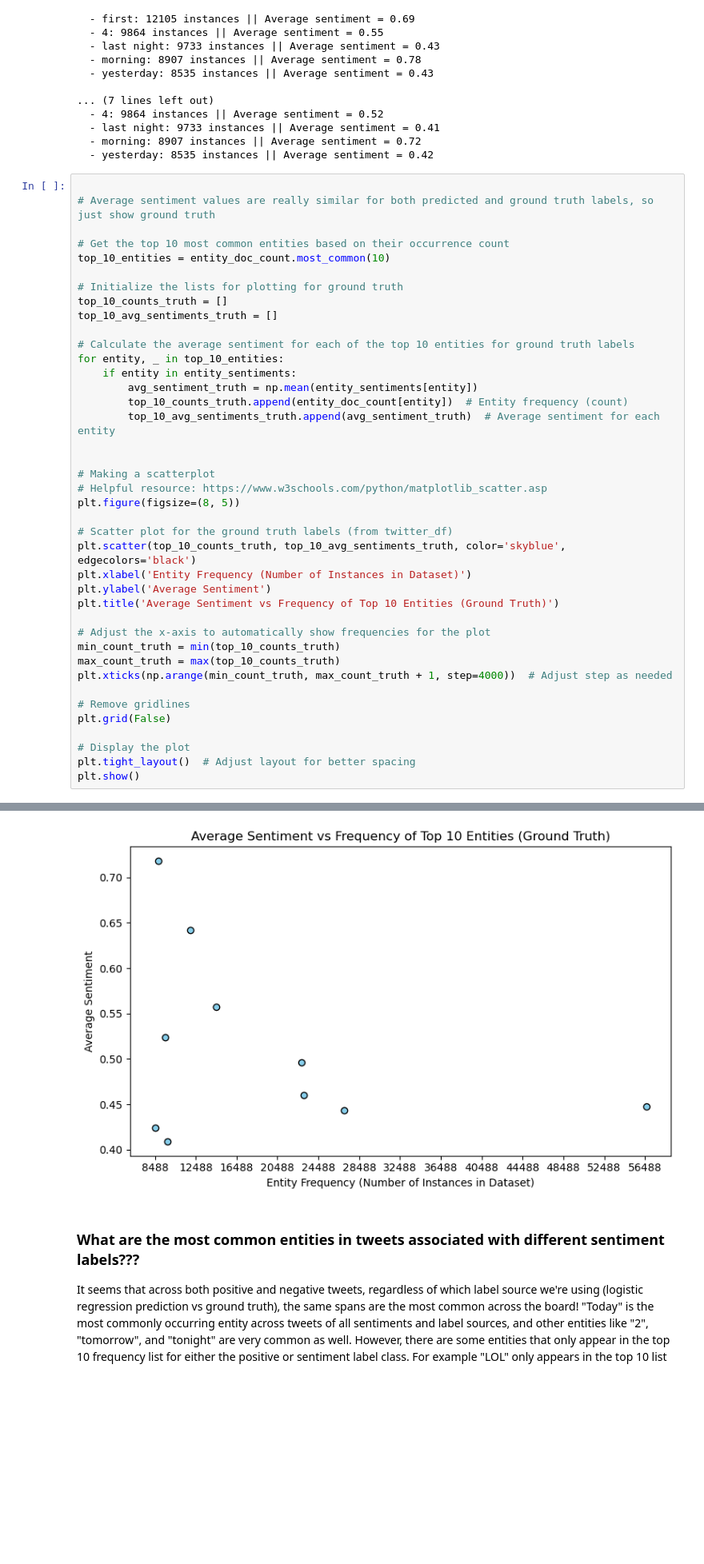
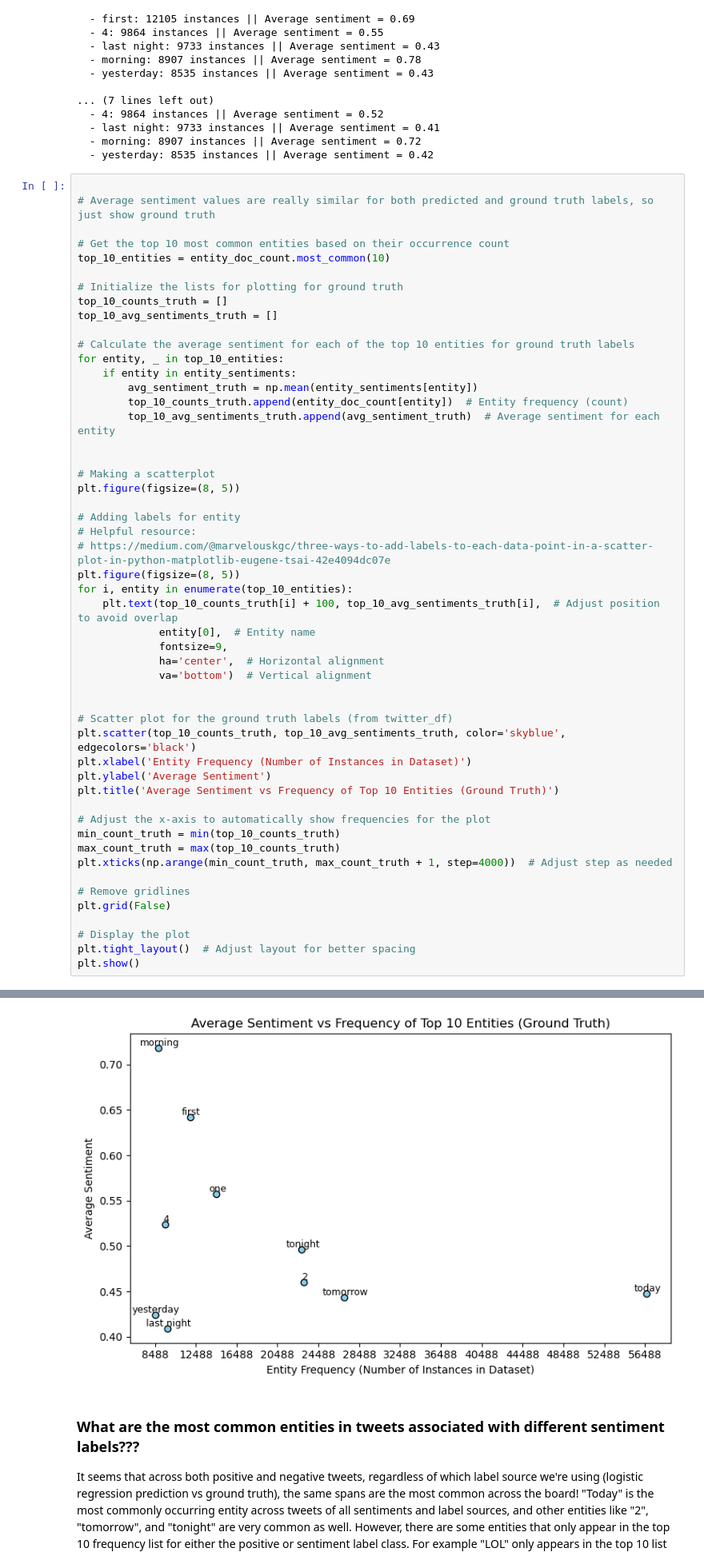
Before and after one commit to ZachG88/INFO498_Twitter_Sentiment, a Jupyter notebook: 498_Final_QLD.ipynb, the cells around one changed output, grey strips where cells are left out. Shown: that part at 80% size. Saved outputs shown, nothing was run; the diff lists cells and outputs as text; blank space fills up the shorter version.

Commit message:
Adding labels to top 10 entity scatter plot

```diff
--- a/498_Final_QLD.ipynb
+++ b/498_Final_QLD.ipynb
@@ -1060,8 +1060,19 @@ for entity, _ in top_10_entities:
 
 
 # Making a scatterplot
-# Helpful resource: https://www.w3schools.com/python/matplotlib_scatter.asp
 plt.figure(figsize=(8, 5))
+
+# Adding labels for entity
+# Helpful resource:
+# https://medium.com/@marvelouskgc/three-ways-to-add-labels-to-each-data-point-in-a-scatter-plot-in-python-matplotlib-eugene-tsai-42e4094dc07e
+plt.figure(figsize=(8, 5))
+for i, entity in enumerate(top_10_entities):
+    plt.text(top_10_counts_truth[i] + 100, top_10_avg_sentiments_truth[i],  # Adjust position to avoid overlap
+             entity[0],  # Entity name
+             fontsize=9,
+             ha='center',  # Horizontal alignment
+             va='bottom')  # Vertical alignment
+
 
 # Scatter plot for the ground truth labels (from twitter_df)
 plt.scatter(top_10_counts_truth, top_10_avg_sentiments_truth, color='skyblue', edgecolors='black')
@@ -1084,4 +1096,4 @@ plt.show()
-[figure, old version]
+[figure, new version]
 # %% [markdown]
 ### What are the most common entities in tweets associated with different sentiment labels???
 
```
Also changed, not shown: parts of 5 cells of this notebook.
